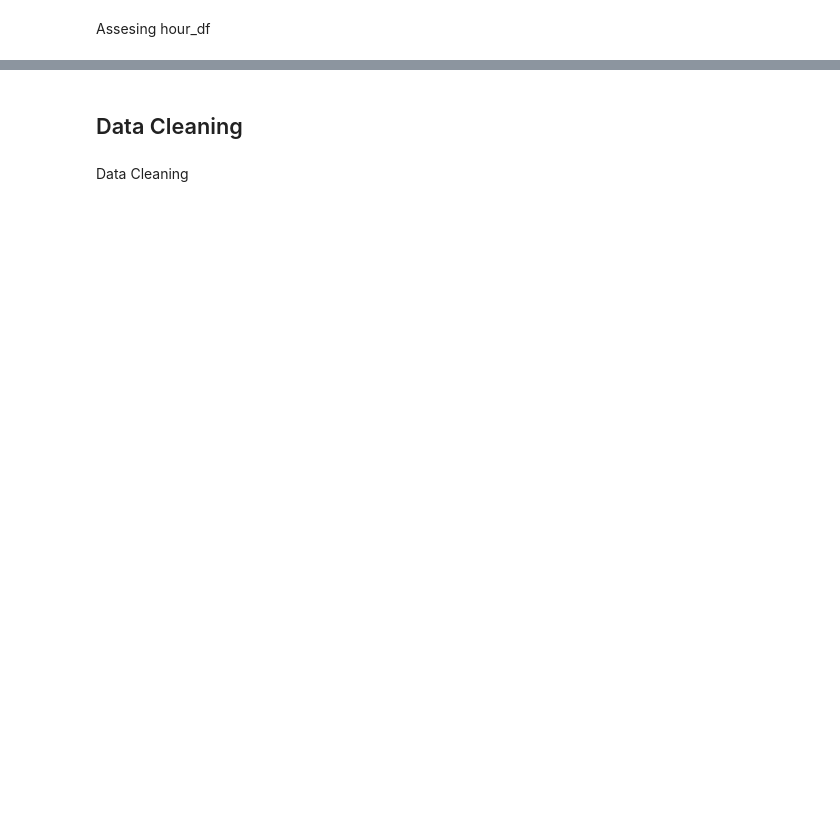
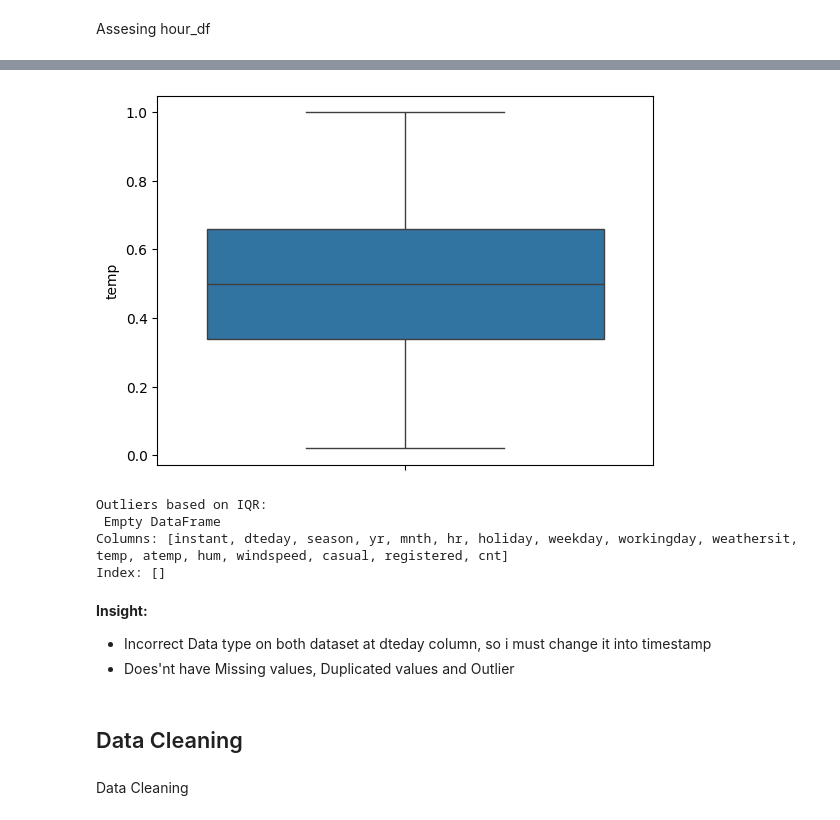
Before and after one commit to roihan165/proyek_akhir, a Jupyter notebook: Proyek_Analisis_Data.ipynb, the cells around one changed output, grey strips where cells are left out. Saved outputs shown, nothing was run; the diff lists cells and outputs as text; code cells hidden in the pictures; blank space fills up the shorter version.

```diff
--- a/Proyek_Analisis_Data.ipynb
+++ b/Proyek_Analisis_Data.ipynb
@@ -85,3 +113,27 @@ memory usage: 2.3+ MB
+# %%
+Q1 = hour_df['temp'].quantile(0.25)
+Q3 = hour_df['temp'].quantile(0.75)
+IQR = Q3 - Q1
+lower_bound = Q1 - 1.5 * IQR
+upper_bound = Q3 + 1.5 * IQR
+outliers_iqr = hour_df[(hour_df['temp'] < lower_bound) | (hour_df['temp'] > upper_bound)]
+
+# 3. Boxplot
+sns.boxplot(hour_df['temp'])
+plt.show()
+# %% [output]
+[figure, added]
+# %%
+print("Outliers based on IQR:\n", outliers_iqr)
+# %% [output]
+Outliers based on IQR:
+ Empty DataFrame
+Columns: [instant, dteday, season, yr, mnth, hr, holiday, weekday, workingday, weathersit, temp, atemp, hum, windspeed, casual, registered, cnt]
+Index: []
+# %% [markdown]
+**Insight:**
+- Incorrect Data type on both dataset at dteday column, so i must change it into timestamp
+- Does'nt have Missing values, Duplicated values and Outlier
 # %% [markdown]
 ## Data Cleaning
 # %% [markdown]
```
Also changed, not shown: parts of 29 cells of this notebook.
